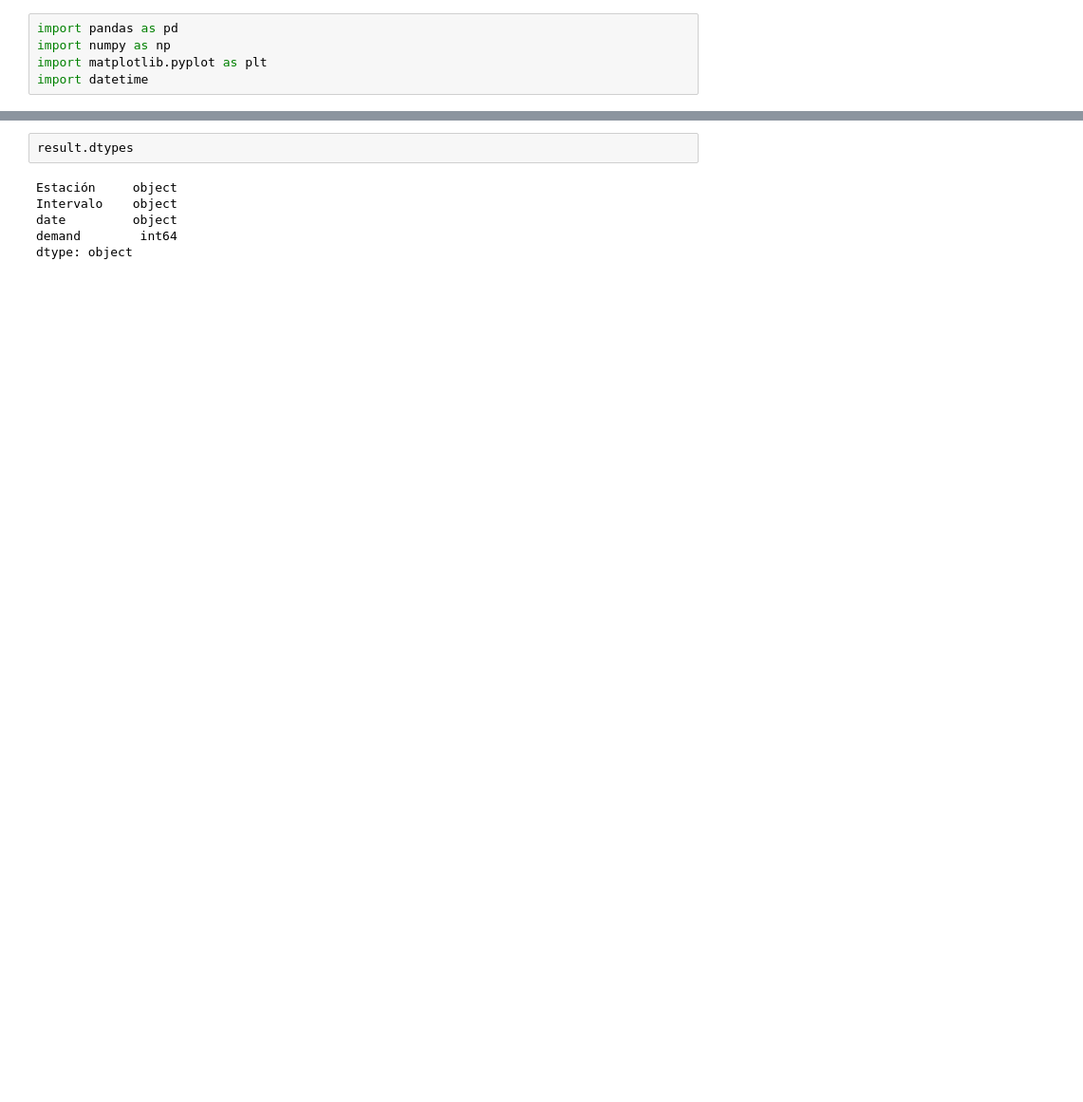
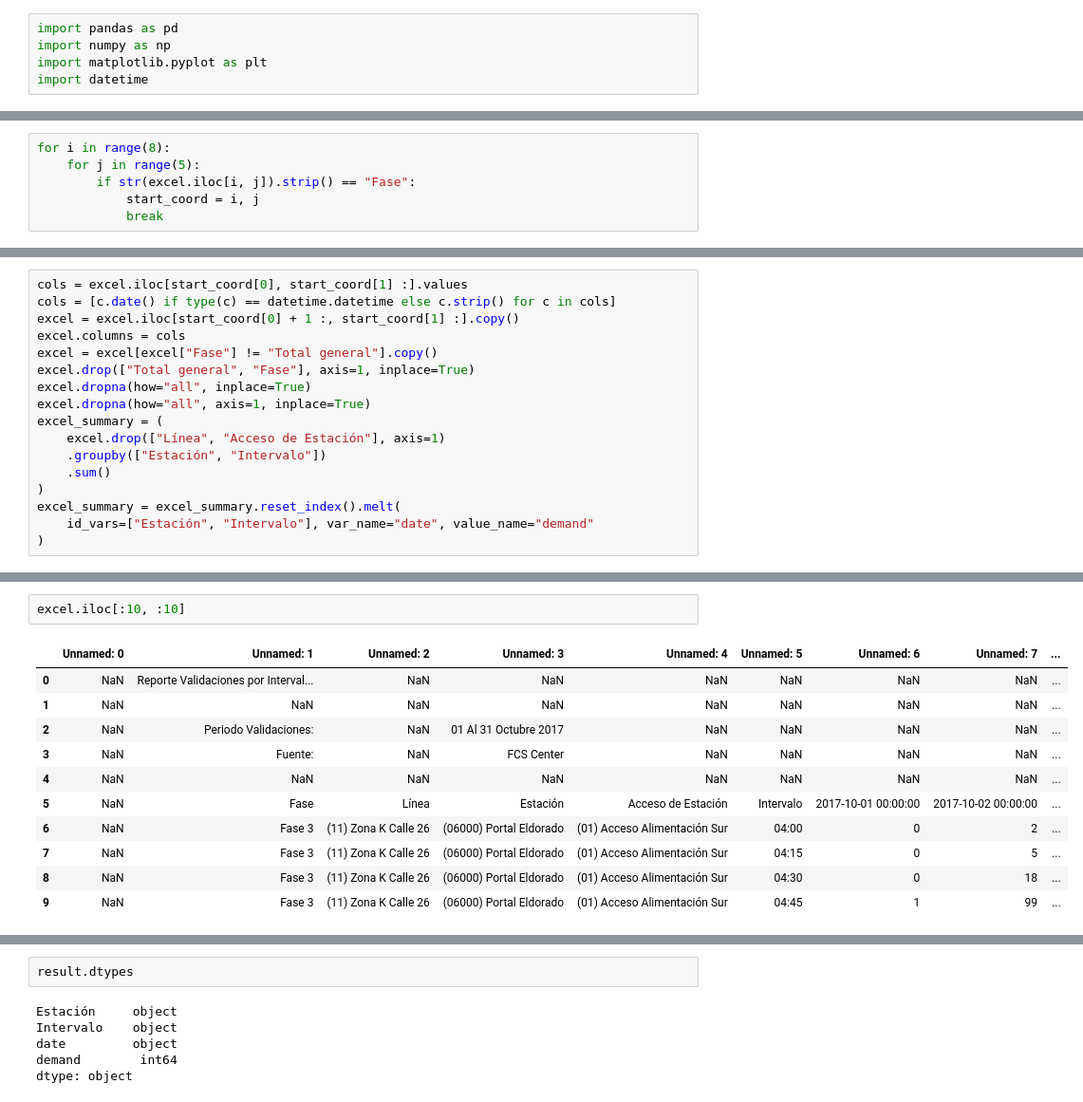
Before and after one commit to jcazuero94/transmi, a Jupyter notebook: notebooks/development/Desarrollo_Extraccion_resumen.ipynb, the cells around one changed output, grey strips where cells are left out. Shown at 95% size. Saved outputs shown, nothing was run; the diff lists cells and outputs as text; blank space fills up the shorter version.

Commit message:
extraction summary

```diff
--- a/notebooks/development/Desarrollo_Extraccion_resumen.ipynb
+++ b/notebooks/development/Desarrollo_Extraccion_resumen.ipynb
@@ -119,0 +189,6 @@ array(['(02000) Cabecera Autopista Norte',
+# %%
+for i in range(8):
+    for j in range(5):
+        if str(excel.iloc[i, j]).strip() == "Fase":
+            start_coord = i, j
+            break
@@ -119,0 +197,17 @@ array(['(02000) Cabecera Autopista Norte',
+# %%
+cols = excel.iloc[start_coord[0], start_coord[1] :].values
+cols = [c.date() if type(c) == datetime.datetime else c.strip() for c in cols]
+excel = excel.iloc[start_coord[0] + 1 :, start_coord[1] :].copy()
+excel.columns = cols
+excel = excel[excel["Fase"] != "Total general"].copy()
+excel.drop(["Total general", "Fase"], axis=1, inplace=True)
+excel.dropna(how="all", inplace=True)
+excel.dropna(how="all", axis=1, inplace=True)
+excel_summary = (
+    excel.drop(["Línea", "Acceso de Estación"], axis=1)
+    .groupby(["Estación", "Intervalo"])
+    .sum()
+)
+excel_summary = excel_summary.reset_index().melt(
+    id_vars=["Estación", "Intervalo"], var_name="date", value_name="demand"
+)
@@ -119,0 +233,14 @@ array(['(02000) Cabecera Autopista Norte',
+# %%
+excel.iloc[:10, :10]
+# %% [output]
+|  | Unnamed: 0 | Unnamed: 1 | Unnamed: 2 | Unnamed: 3 | Unnamed: 4 | Unnamed: 5 | Unnamed: 6 | Unnamed: 7 | ... |
+| 0 | NaN | Reporte Validaciones por Interval... | NaN | NaN | NaN | NaN | NaN | NaN | ... |
+| 1 | NaN | NaN | NaN | NaN | NaN | NaN | NaN | NaN | ... |
+| 2 | NaN | Periodo Validaciones: | NaN | 01 Al 31 Octubre 2017 | NaN | NaN | NaN | NaN | ... |
+| 3 | NaN | Fuente: | NaN | FCS Center | NaN | NaN | NaN | NaN | ... |
+| 4 | NaN | NaN | NaN | NaN | NaN | NaN | NaN | NaN | ... |
+| 5 | NaN | Fase | Línea | Estación | Acceso de Estación | Intervalo | 2017-10-01 00:00:00 | 2017-10-02 00:00:00 | ... |
+| 6 | NaN | Fase 3 | (11) Zona K Calle 26 | (06000) Portal Eldorado | (01) Acceso Alimentación Sur | 04:00 | 0 | 2 | ... |
+| 7 | NaN | Fase 3 | (11) Zona K Calle 26 | (06000) Portal Eldorado | (01) Acceso Alimentación Sur | 04:15 | 0 | 5 | ... |
+| 8 | NaN | Fase 3 | (11) Zona K Calle 26 | (06000) Portal Eldorado | (01) Acceso Alimentación Sur | 04:30 | 0 | 18 | ... |
+| 9 | NaN | Fase 3 | (11) Zona K Calle 26 | (06000) Portal Eldorado | (01) Acceso Alimentación Sur | 04:45 | 1 | 99 | ... |
```
Also changed, not shown: parts of 20 cells of this notebook, 4 other files.
